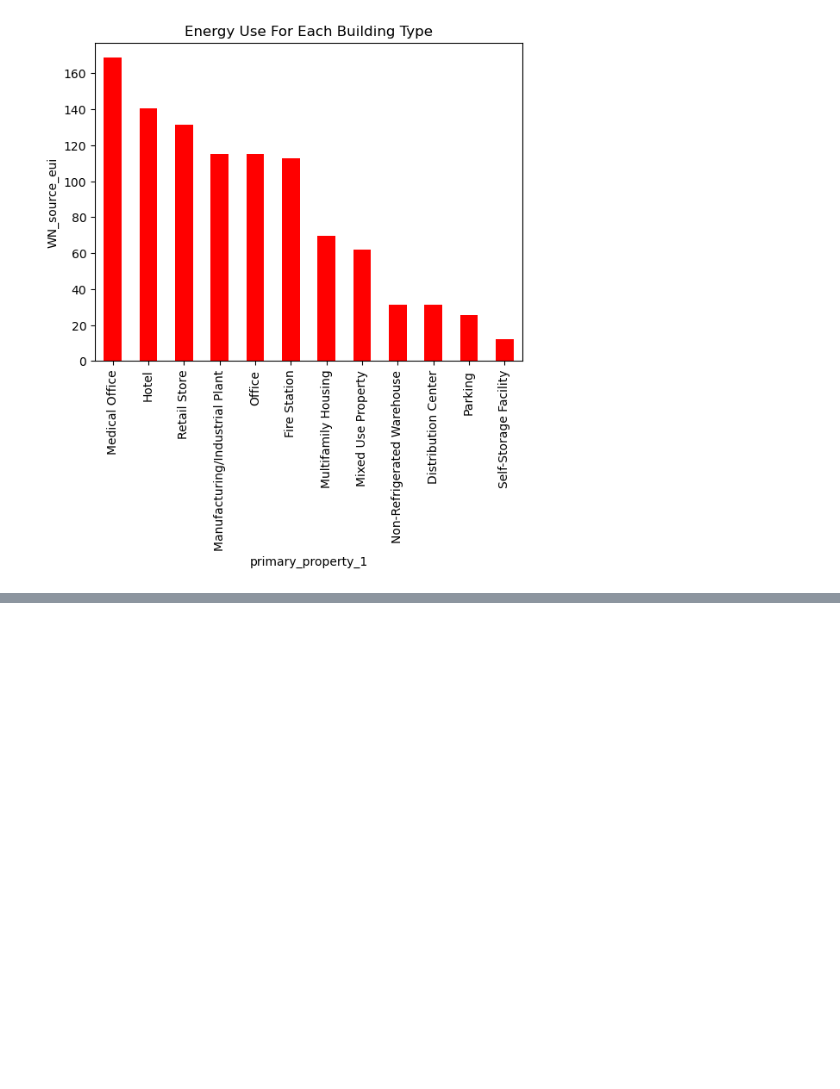
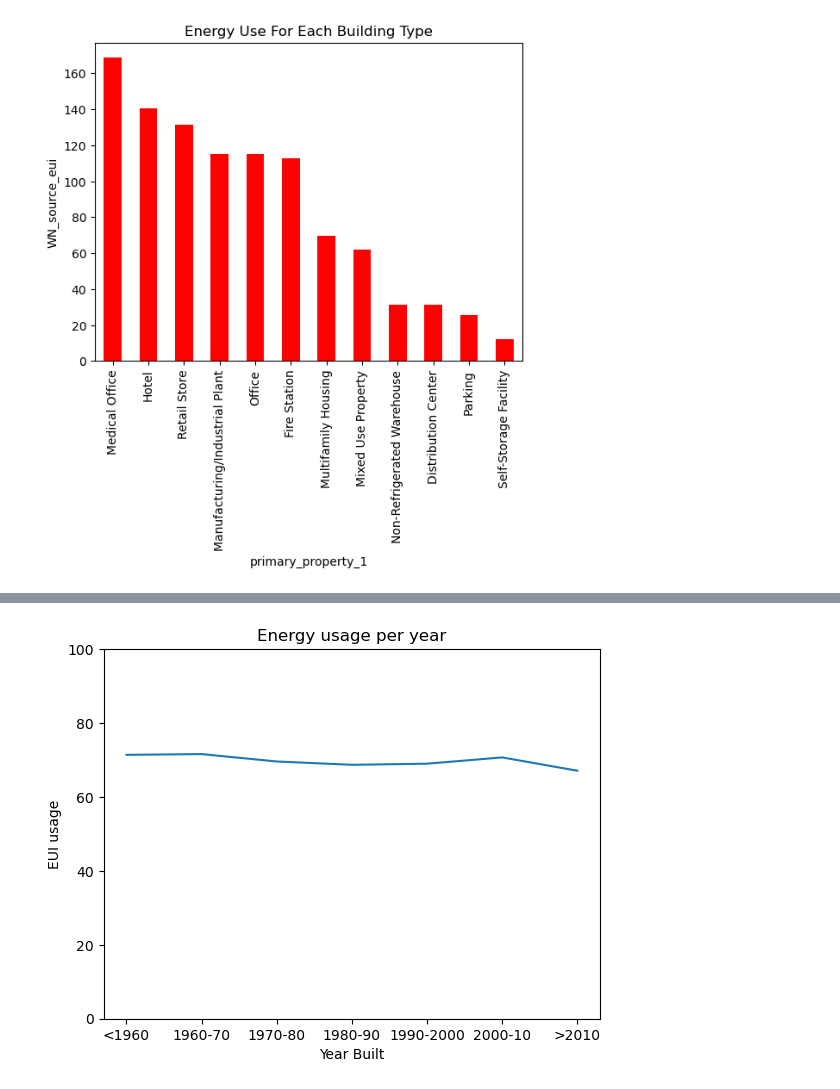
Before and after one commit to yashkansal97/LA_Energy_Water_Analysis, a Jupyter notebook: P1_Energy_Water_Analysis.ipynb, the cells around one changed output, grey strips where cells are left out. Cells and saved outputs as stored; diff of their text form; code cells hidden in the pictures; blank space fills up the shorter version.

```diff
--- a/P1_Energy_Water_Analysis.ipynb
+++ b/P1_Energy_Water_Analysis.ipynb
@@ -352,0 +425,9 @@ plt.show()
+# %%
+groups['WN_source_eui'].plot.line()
+plt.xlabel("Year Built")
+plt.ylabel("EUI usage")
+plt.ylim([0,100])
+plt.title("Energy usage per year")
+plt.show()
+# %% [output]
+[figure, added]
```
Also changed, not shown: parts of 10 cells of this notebook.
